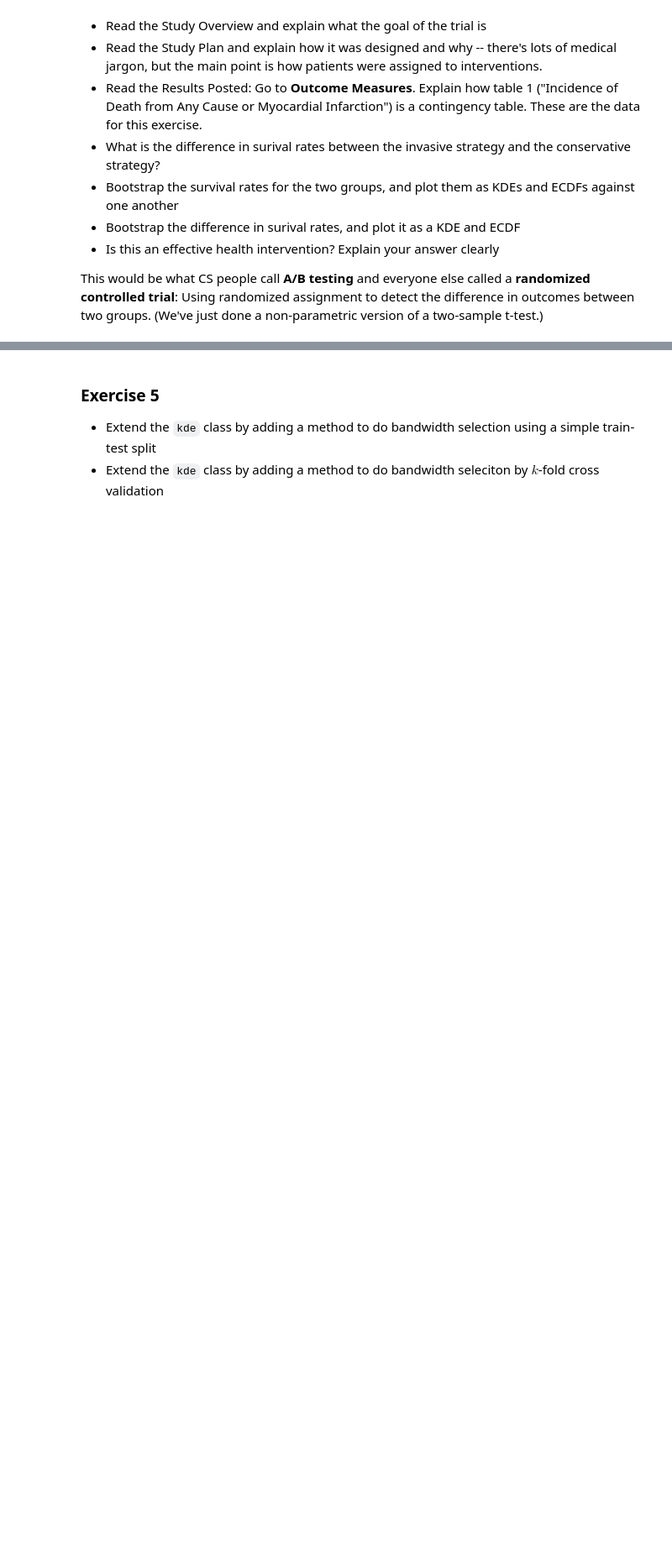
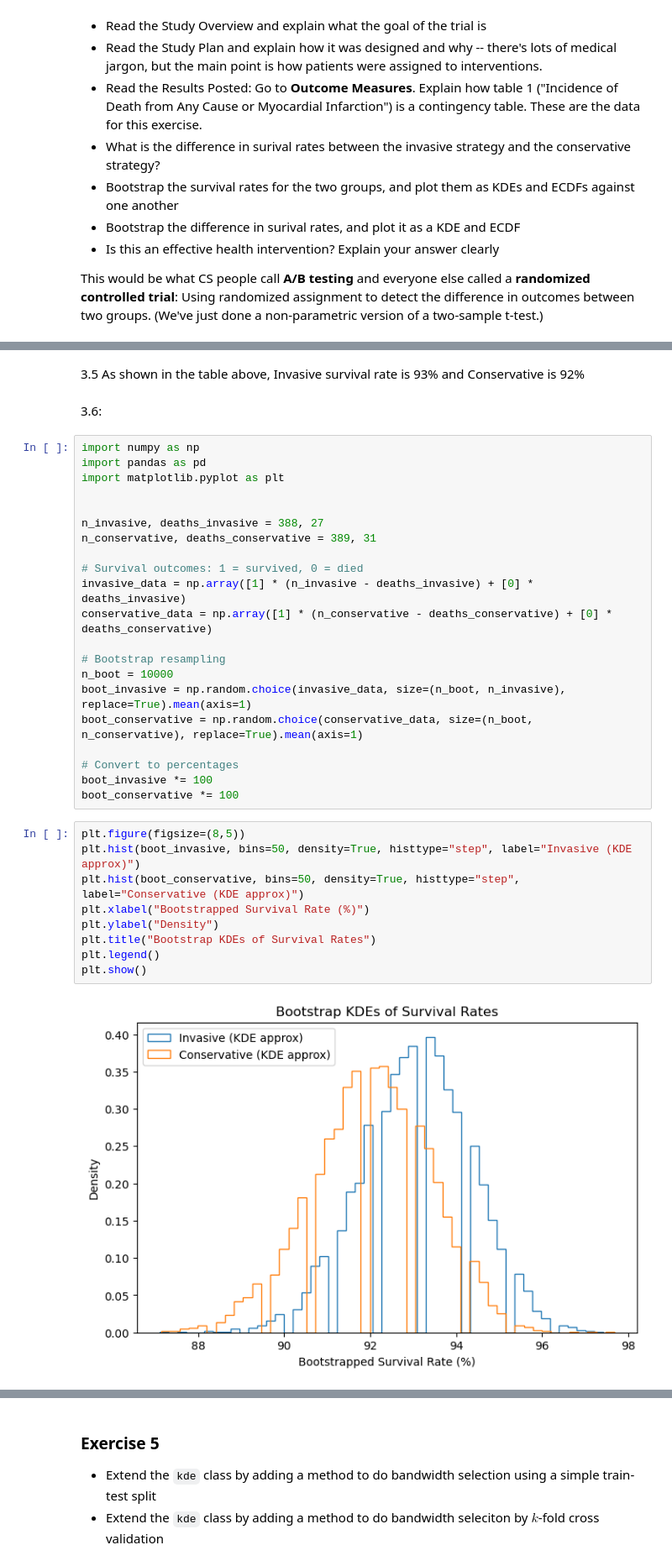
Before and after one commit to shaveen327/github_branching, a Jupyter notebook: assignment_4.ipynb, the cells around one changed output, grey strips where cells are left out. Shown at 84% size. Cells and saved outputs as stored; diff of their text form; blank space fills up the shorter version.

```diff
--- a/assignment_4.ipynb
+++ b/assignment_4.ipynb
@@ -167,0 +213,36 @@ This would be what CS people call **A/B testing** and everyone else called a **r
+# %% [markdown]
+3.5 As shown in the table above, Invasive survival rate is 93% and Conservative is 92%
+# %% [markdown]
+3.6:
+# %%
+import numpy as np
+import pandas as pd
+import matplotlib.pyplot as plt
+
+
+n_invasive, deaths_invasive = 388, 27
+n_conservative, deaths_conservative = 389, 31
+
+# Survival outcomes: 1 = survived, 0 = died
+invasive_data = np.array([1] * (n_invasive - deaths_invasive) + [0] * deaths_invasive)
+conservative_data = np.array([1] * (n_conservative - deaths_conservative) + [0] * deaths_conservative)
+
+# Bootstrap resampling
+n_boot = 10000
+boot_invasive = np.random.choice(invasive_data, size=(n_boot, n_invasive), replace=True).mean(axis=1)
+boot_conservative = np.random.choice(conservative_data, size=(n_boot, n_conservative), replace=True).mean(axis=1)
+
+# Convert to percentages
+boot_invasive *= 100
+boot_conservative *= 100
+# %%
+plt.figure(figsize=(8,5))
+plt.hist(boot_invasive, bins=50, density=True, histtype="step", label="Invasive (KDE approx)")
+plt.hist(boot_conservative, bins=50, density=True, histtype="step", label="Conservative (KDE approx)")
+plt.xlabel("Bootstrapped Survival Rate (%)")
+plt.ylabel("Density")
+plt.title("Bootstrap KDEs of Survival Rates")
+plt.legend()
+plt.show()
+# %% [output]
+[figure, added]
```
Also changed, not shown: parts of 12 cells of this notebook.
